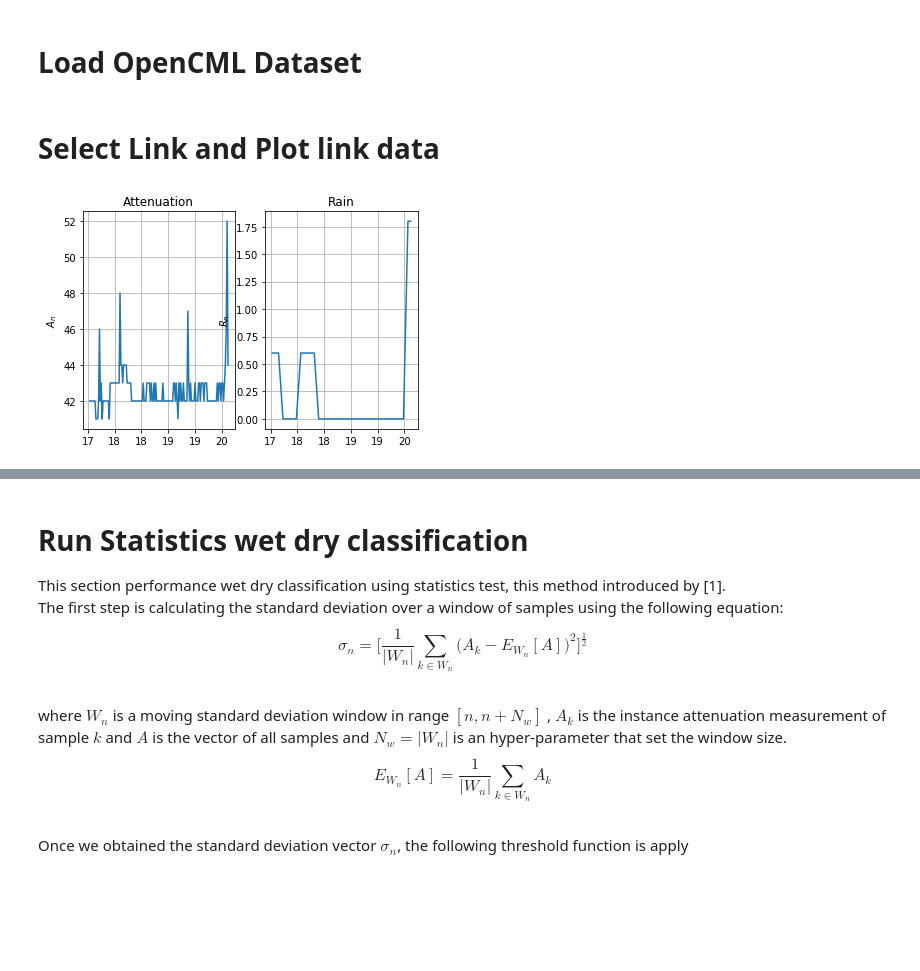
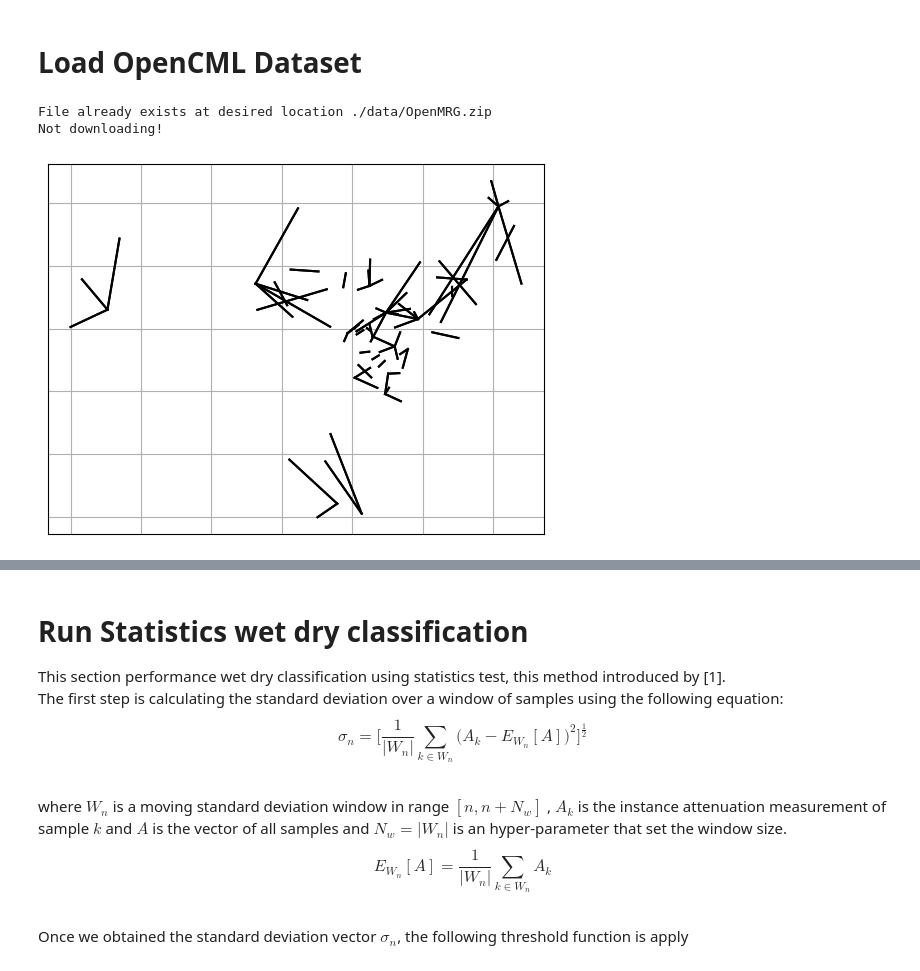
Before and after one commit to haihabi/PyNNcml, a Jupyter notebook: examples/wet_dry_classification.ipynb, the cells around one changed output, grey strips where cells are left out. Saved outputs shown, nothing was run; the diff lists cells and outputs as text; code cells hidden in the pictures; blank space fills up the shorter version.

```diff
--- a/examples/wet_dry_classification.ipynb
+++ b/examples/wet_dry_classification.ipynb
@@ -10,9 +7,0 @@ open_cml_dataset = pnc.read_open_cml_dataset('../dataset/open_cml.p') #  read Op
-# %% [markdown]
-# Select Link and Plot link data
-# %%
-link_index = 0
-link_data = open_cml_dataset[link_index] # select a link
-link_data.plot() # plot link data
-plt.show()
-# %% [output]
-[figure, removed]
@@ -18,0 +12,11 @@ plt.show()
+# %%
+link_set, ps = pnc.datasets.load_open_mrg(xy_min=xy_min, xy_max=xy_max, time_slice=time_slice, change2min_max=True)
+link_set.plot_links(scale=True, scale_factor=64)
+plt.grid()
+plt.tick_params(left=False, right=False, labelleft=False, labelbottom=False, bottom=False)
+plt.show()#%% md
+# Select Link and Plot link data
+# %% [output]
+File already exists at desired location ./data/OpenMRG.zip
+Not downloading!
+[figure, added]
```
Also changed, not shown: parts of 5 cells of this notebook, 14 other files.
